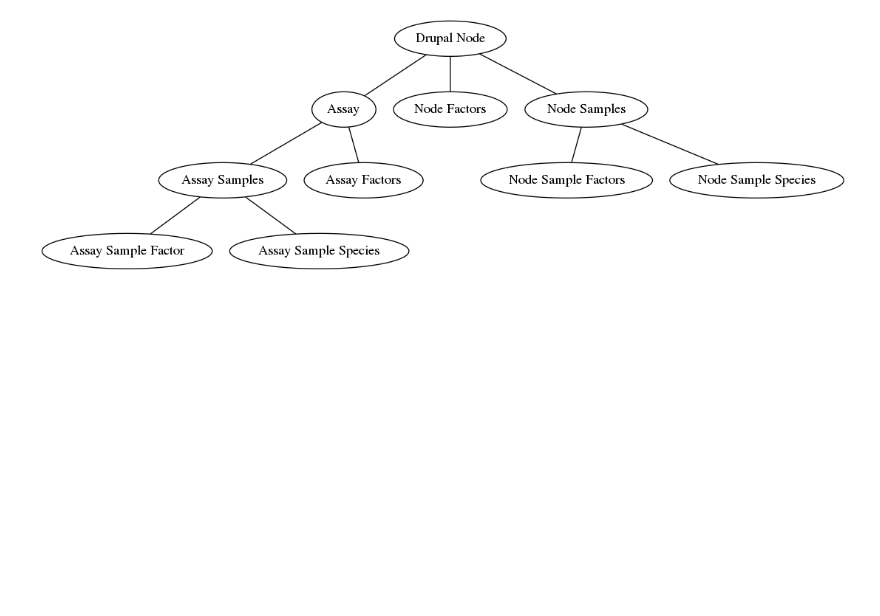
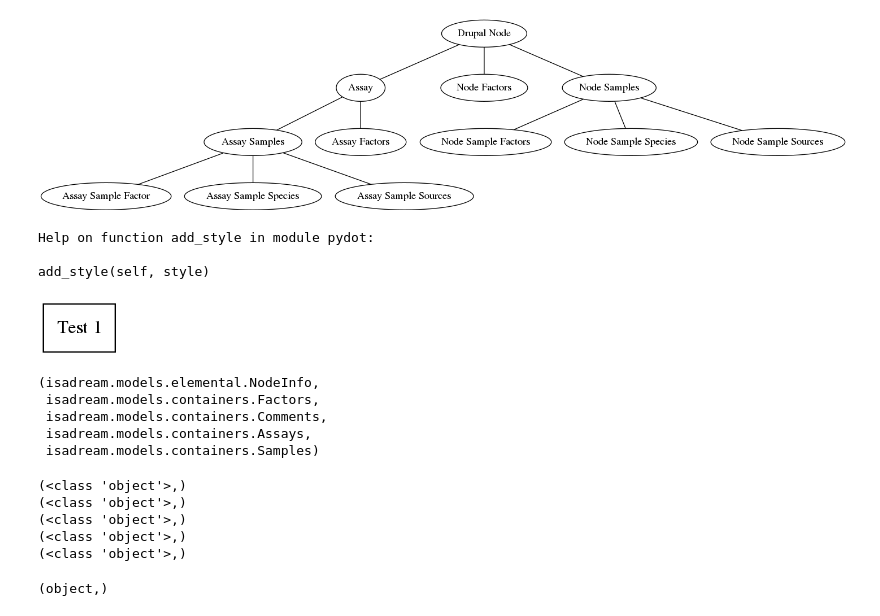
Before and after one commit to biggstd/isaDream, a Jupyter notebook: dev_notebooks/Model_Design.ipynb, the cells around one changed output. Cells and saved outputs as stored; diff of their text form; code cells hidden in the pictures; blank space fills up the shorter version.

Commit message:
Working model! Finally!

```diff
--- a/dev_notebooks/Model_Design.ipynb
+++ b/dev_notebooks/Model_Design.ipynb
@@ -17,20 +12,19 @@ models = {
 # %%
 drupal_node = pydot.Dot(graph_type='graph')
 
 drupal_node.add_edge(pydot.Edge('Drupal Node', 'Assay'))
 drupal_node.add_edge(pydot.Edge('Drupal Node', 'Node Factors'))
 drupal_node.add_edge(pydot.Edge('Drupal Node', 'Node Samples'))
 drupal_node.add_edge(pydot.Edge('Node Samples', 'Node Sample Factors'))
 drupal_node.add_edge(pydot.Edge('Node Samples', 'Node Sample Species'))
-
+drupal_node.add_edge(pydot.Edge('Node Samples', 'Node Sample Sources'))
 
 drupal_node.add_edge(pydot.Edge('Assay', 'Assay Samples'))
 drupal_node.add_edge(pydot.Edge('Assay', 'Assay Factors'))
 drupal_node.add_edge(pydot.Edge('Assay Samples', 'Assay Sample Factor'))
 drupal_node.add_edge(pydot.Edge('Assay Samples', 'Assay Sample Species'))
-
-
+drupal_node.add_edge(pydot.Edge('Assay Samples', 'Assay Sample Sources'))
 
 viewPydot(drupal_node)
 # %% [output]
-[figure, old version]
+[figure, new version]
@@ -36,0 +37,35 @@ viewPydot(drupal_node)
+# %%
+help(pydot.Node.add_style)
+# %% [output]
+Help on function add_style in module pydot:
+
+add_style(self, style)
+# %%
+node = pydot.Dot()
+
+node.add_node(pydot.Node('Test 1', shape='record'))
+
+viewPydot(node)
+# %% [output]
+[figure, added]
+# %%
+nodal.DrupalNode.__bases__
+# %% [output]
+(isadream.models.elemental.NodeInfo,
+ isadream.models.containers.Factors,
+ isadream.models.containers.Comments,
+ isadream.models.containers.Assays,
+ isadream.models.containers.Samples)
+# %%
+for c in nodal.DrupalNode.__bases__:
+    print(c.__bases__)
+# %% [output]
+(<class 'object'>,)
+(<class 'object'>,)
+(<class 'object'>,)
+(<class 'object'>,)
+(<class 'object'>,)
+# %%
+isadream.models.elemental.NodeInfo.__bases__
+# %% [output]
+(object,)
```
Also changed, not shown: parts of 5 cells of this notebook, 7 other files.
